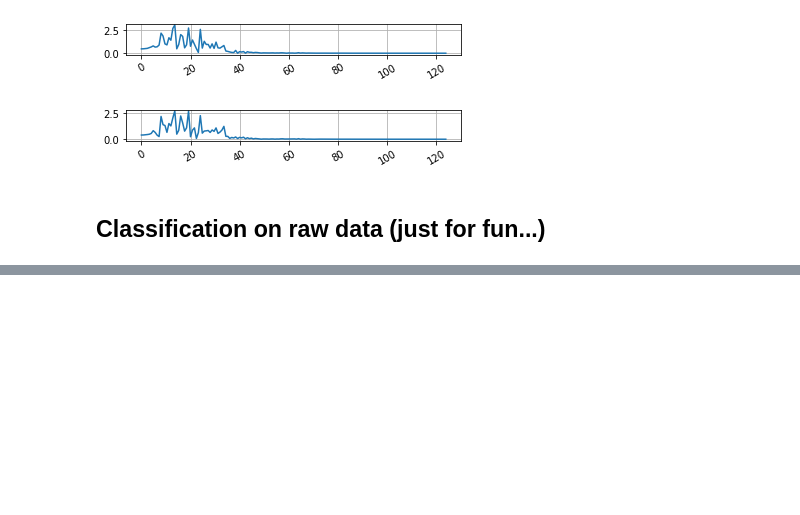
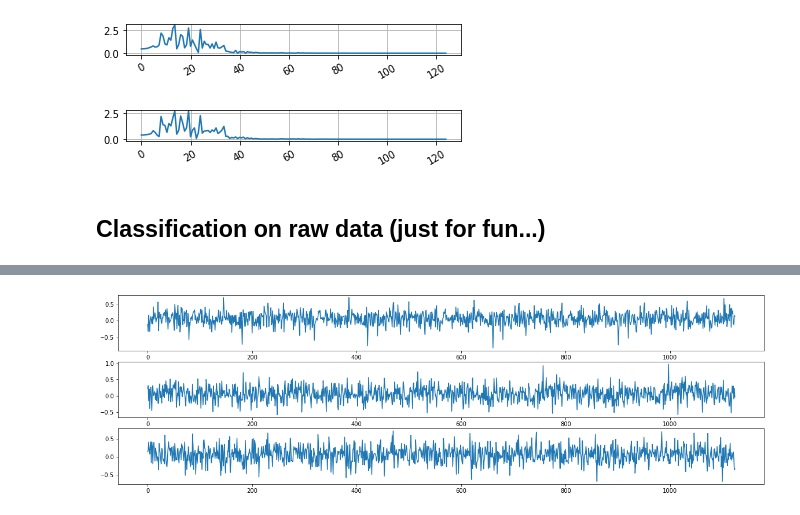
Before and after one commit to xuanyuw/LSTM_EEG_Classification, a Jupyter notebook: LSTM_EEG_Classification.ipynb, the cells around one changed output, grey strips where cells are left out. Drawn from its saved outputs; the diff is of its cells as text; code cells hidden in the pictures; blank space fills up the shorter version.

```diff
--- a/LSTM_EEG_Classification.ipynb
+++ b/LSTM_EEG_Classification.ipynb
@@ -180,0 +303,7 @@ ImportError: Keras requires TensorFlow 2.2 or higher. Install TensorFlow via `pi
+# %%
+plt.figure(figsize=(20,6))
+for i in range(3):
+    plt.subplot(3, 1, i+1)
+    plt.plot(cond2_avg[:,i])
+# %% [output]
+[figure, added]
```
Also changed, not shown: parts of 22 cells of this notebook.
